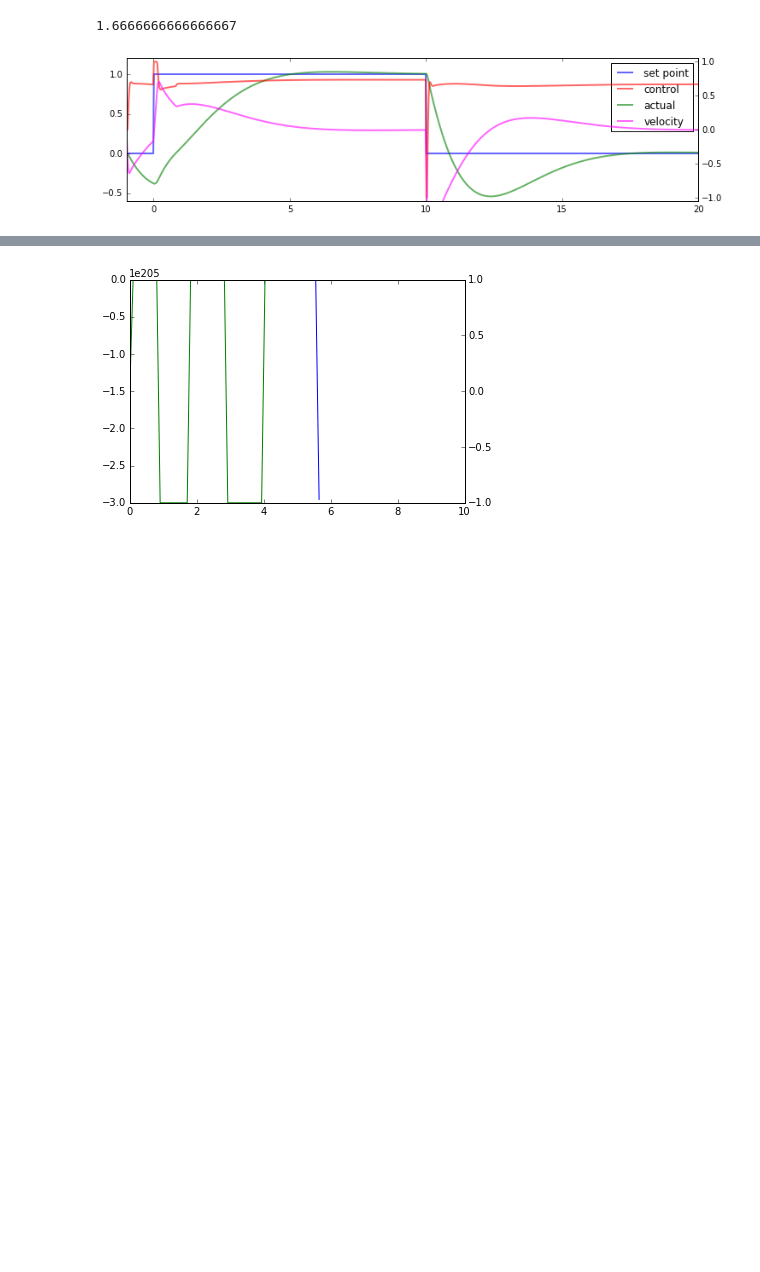
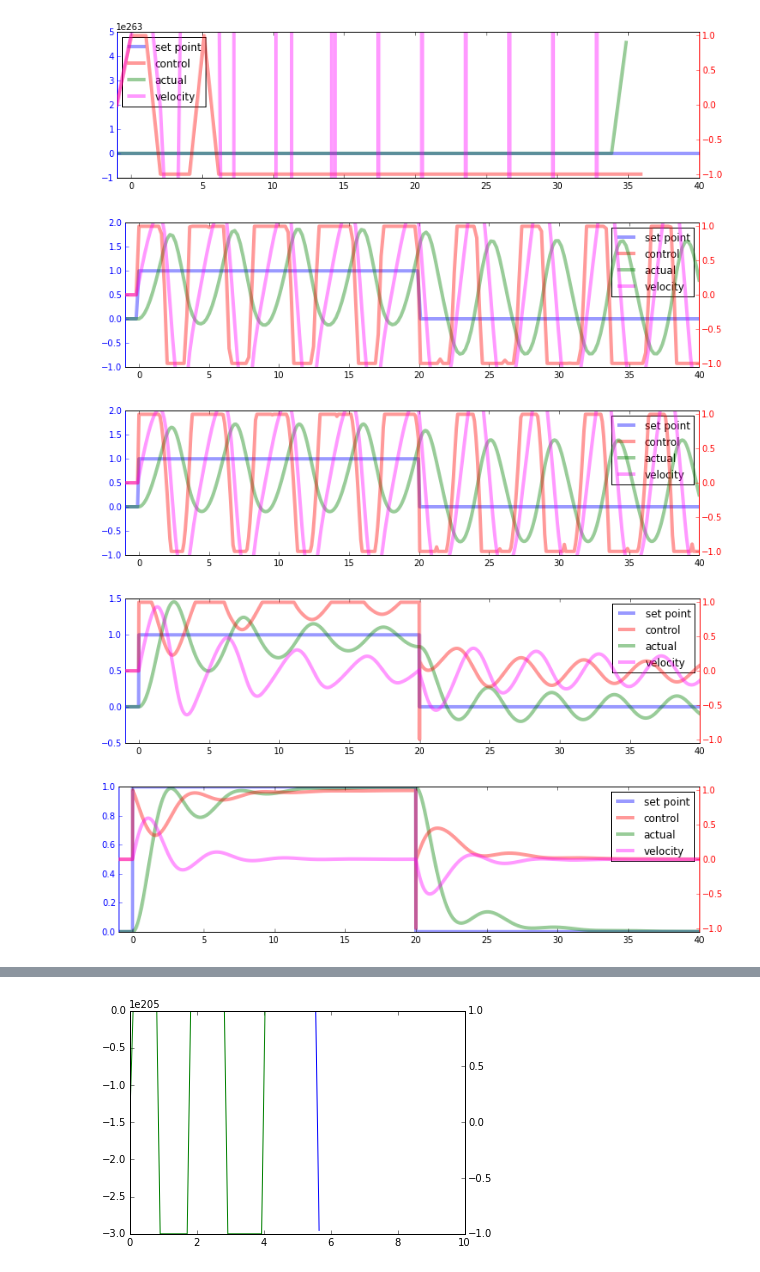
Before and after one commit to peterferreira/wernher, a Jupyter notebook: sandbox/remotus_immobilous/PID Controller.ipynb, the cells around one changed output, grey strips where cells are left out. Drawn from its saved outputs; the diff is of its cells as text; code cells hidden in the pictures; blank space fills up the shorter version.

Commit message:
better pid controller plots

```diff
--- a/sandbox/remotus_immobilous/PID Controller.ipynb
+++ b/sandbox/remotus_immobilous/PID Controller.ipynb
@@ -129,5 +3,0 @@ class Controller(object):
-# %%
-con = Controller(set_point=0,limits=(-inf,inf),kp=1,ki=0.6,kd=1,t0=0)
-con.ti
-# %% [output]
-1.6666666666666667
@@ -220,7 +9,8 @@ def simulate(xset,
              kp,ki,kd,
              m,b,k,x0,
              g=1,s=0,
-             total_time=10,npoints=100):
+             total_time=10,freq=10):
+    npoints = (2*total_time + 1) * freq
 
     dev = Device()
     dev.m = m
@@ -264,11 +54,18 @@ def plot_simulation(tt,xx0,aa,xx,vv):
     fig,ax = pyplot.subplots(1,1,figsize=(12,3))
     axr = ax.twinx()
 
-    ptset, = ax.plot(tt, xx0, color='blue', alpha=0.6, lw=2)
-    ptval, = ax.plot(tt, xx, color='green', alpha=0.6, lw=2)
+    for a,s,c in ([ax,'left','blue'],[axr,'right','red']):
+        a.spines[s].set_color(c)
+        a.tick_params(axis='y', colors=c)
+        a.title.set_color(c)
+    axr.spines['left'].set_visible(False)
 
-    ptcont, = axr.plot(tt, aa, color='red', alpha=0.6, lw=2)
-    ptvel,  = axr.plot(tt, vv, color='magenta', alpha=0.6, lw=2)
+    opts = dict(alpha=0.4, lw=4)
+    ptset, = ax.plot(tt, xx0, color='blue', **opts)
+    ptval, = ax.plot(tt, xx, color='green', **opts)
+
+    ptcont, = axr.plot(tt, aa, color='red', **opts)
+    ptvel,  = axr.plot(tt, vv, color='magenta', **opts)
 
     ax.set_xlim(-1,None)
     axr.set_ylim(-1.05,1.05)
@@ -277,13 +74,18 @@ def plot_simulation(tt,xx0,aa,xx,vv):
               loc='best')
     l.set_zorder(1)
 # %%
-_=plot_simulation(*simulate(xset=1,
-                  kp=1, ki=0.5, kd=1,
-                  m=1, b=1, k=1, x0=-10,
-                  g=15, s=0,
-                  total_time=10, npoints=1000))
+for freq in [1,5,10,50,100]:
+    _=plot_simulation(*simulate(xset=1,
+                  kp=1, ki=0.5 * (100/freq), kd=1 * (freq/100),
+                  m=1, b=1, k=1, x0=0,
+                  g=1, s=0,
+                  total_time=20, freq=freq))
 # %% [output]
-[figure, old version]
+[figure, new version]
+[figure, added]
+[figure, added]
+[figure, added]
+[figure, added]
 # %%
 kk = np.linspace(0,3,20)
 data = np.empty((20,100))
```
Also changed, not shown: parts of 6 cells of this notebook, 2 other files.
